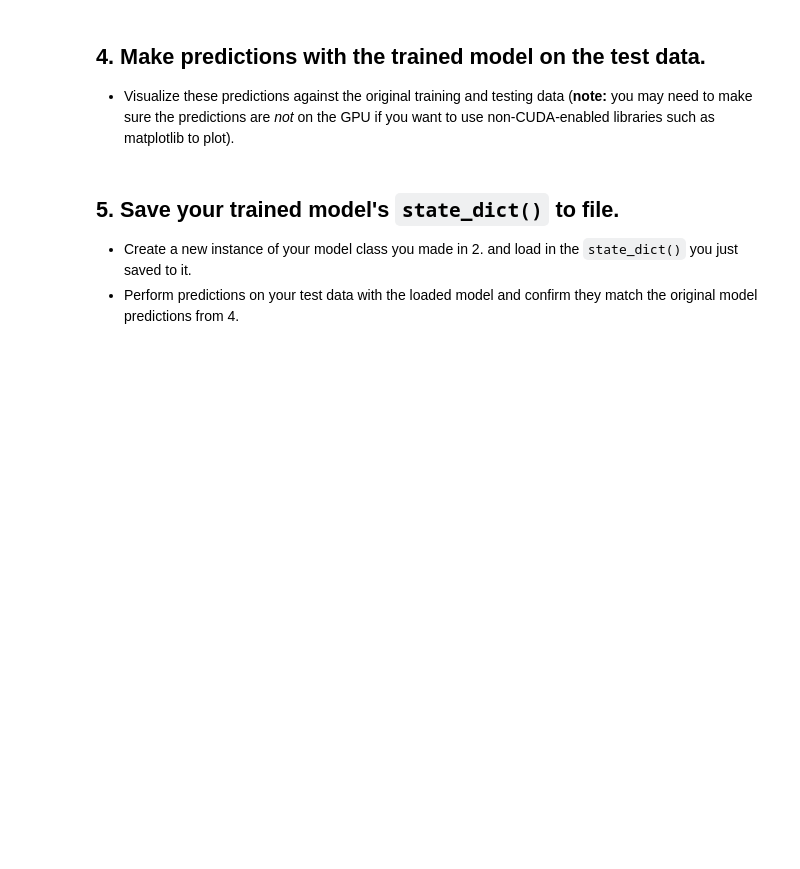
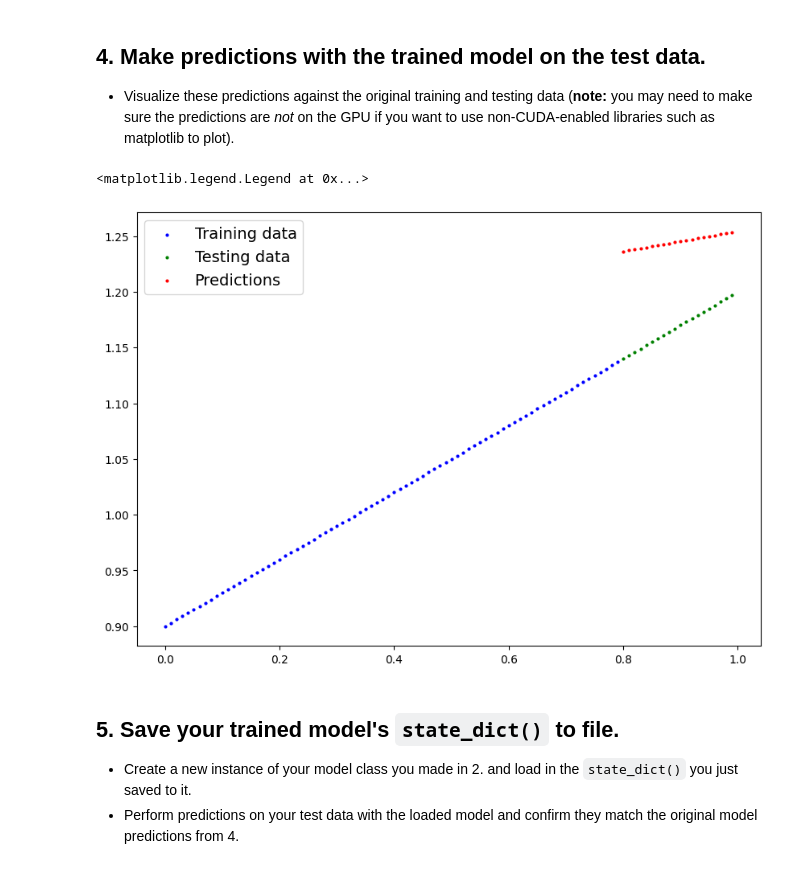
Before and after one commit to minghaozou/pytorch-tutorial-with-solutions, a Jupyter notebook: solutions/01_pytorch_workflow_exercises.ipynb, the cells around one changed output. Saved outputs shown, nothing was run; the diff lists cells and outputs as text; code cells hidden in the pictures; blank space fills up the shorter version.

```diff
--- a/solutions/01_pytorch_workflow_exercises.ipynb
+++ b/solutions/01_pytorch_workflow_exercises.ipynb
@@ -206,3 +206,6 @@ Epoch: 280 | Train loss: 0.082 | Test loss: 0.020
   * Visualize these predictions against the original training and testing data (**note:** you may need to make sure the predictions are *not* on the GPU if you want to use non-CUDA-enabled libraries such as matplotlib to plot).
 # %%
 # Make predictions with the model
+model.eval()
+with torch.inference_mode():
+  y_pred = model(y_test)
@@ -211,3 +212,14 @@ Epoch: 280 | Train loss: 0.082 | Test loss: 0.020
+# %%
+# Plot the predictions (these may need to be on a specific device)
+plt.figure(figsize=(10, 7))
+plt.scatter(X_train.to("cpu"), y_train.to("cpu"), s = 4, c = 'b', label = "Training data")
+plt.scatter(X_test.to("cpu"), y_test.to("cpu"), s = 4, c = 'g', label = "Testing data")
+plt.scatter(X_test.to("cpu"), y_pred.to("cpu"), s = 4, c = 'r', label = "Predictions")
+
+plt.legend(prop = {"size": 14})
+# %% [output]
+<matplotlib.legend.Legend at 0x...>
+[figure, added]
 # %% [markdown]
 ## 5. Save your trained model's `state_dict()` to file.
   * Create a new instance of your model class you made in 2. and load in the `state_dict()` you just saved to it.
```
Also changed, not shown: parts of 5 cells of this notebook.
